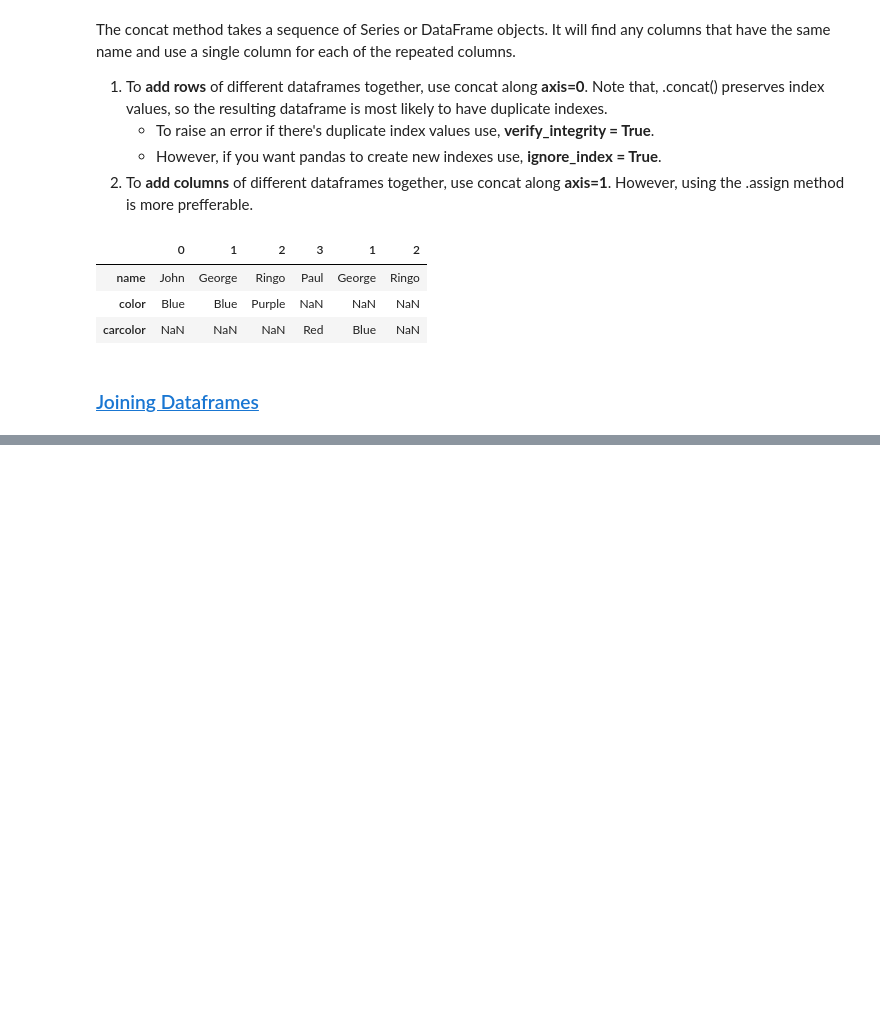
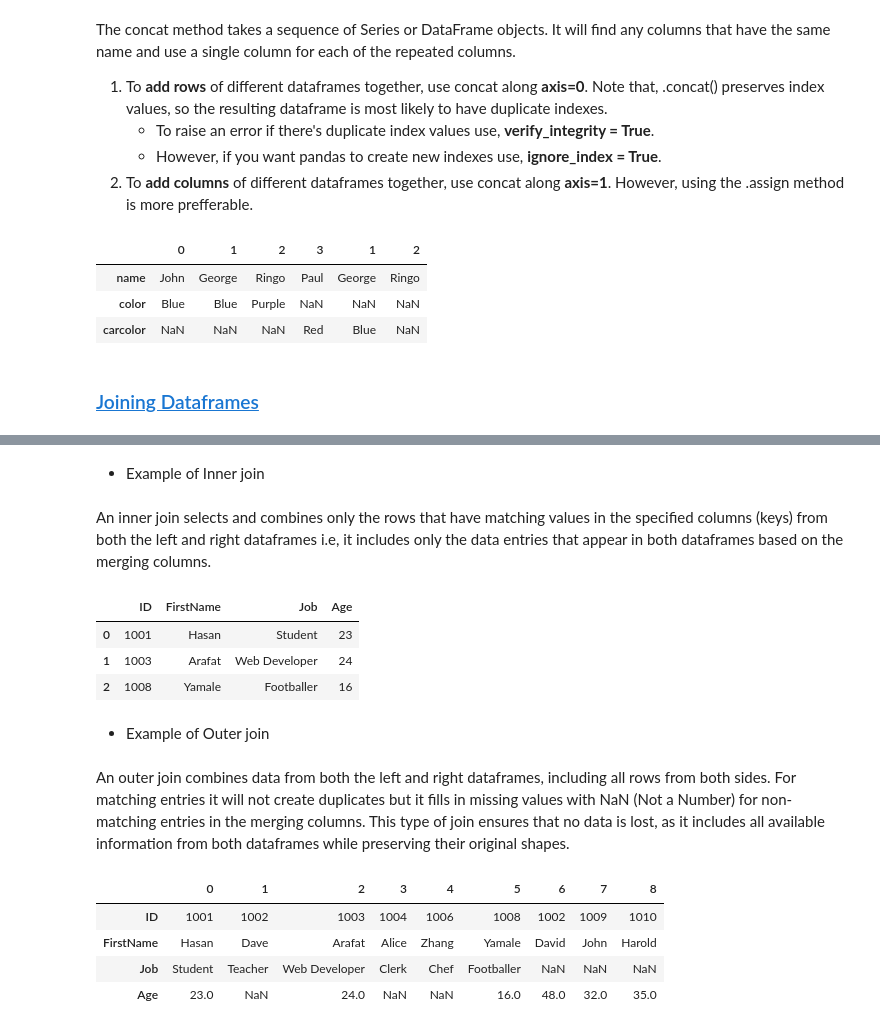
Before and after one commit to AindreaAjax/ML_Introduction, a Jupyter notebook: Pandas/04_DataFrames.ipynb, the cells around one changed output, grey strips where cells are left out. Drawn from its saved outputs; the diff is of its cells as text; code cells hidden in the pictures; blank space fills up the shorter version.

```diff
--- a/Pandas/04_DataFrames.ipynb
+++ b/Pandas/04_DataFrames.ipynb
@@ -1698,0 +1725,16 @@ Often the .merge() method is preffered as, the .join() method is meant for joini
+# %%
+df1 = pd.DataFrame(
+    {
+        "ID": [1001, 1002, 1003, 1004, 1006, 1008],
+        "FirstName": ["Hasan", "Dave", "Arafat", "Alice", "Zhang", "Yamale"],
+        "Job": ["Student", "Teacher", "Web Developer", "Clerk", "Chef", "Footballer"],
+    }
+)
+
+df2 = pd.DataFrame(
+    {
+        "ID": [1001, 1002, 1003, 1008, 1009, 1010],
+        "FirstName": ["Hasan", "David", "Arafat", "Yamale", "John", "Harold"],
+        "Age": [23, 48, 24, 16, 32, 35],
+    }
+)
@@ -1698,0 +1761,23 @@ Often the .merge() method is preffered as, the .join() method is meant for joini
+# %% [markdown]
+- Example of Inner join
+# %% [markdown]
+An inner join selects and combines only the rows that have matching values in the specified columns (keys) from both the left and right dataframes i.e, it includes only the data entries that appear in both dataframes based on the merging columns.
+# %%
+df1.merge(df2, on=["ID", "FirstName"], how="inner")
+# %% [output]
+|  | ID | FirstName | Job | Age |
+| 0 | 1001 | Hasan | Student | 23 |
+| 1 | 1003 | Arafat | Web Developer | 24 |
+| 2 | 1008 | Yamale | Footballer | 16 |
+# %% [markdown]
+- Example of Outer join
+# %% [markdown]
+An outer join combines data from both the left and right dataframes, including all rows from both sides. For matching entries it will not create duplicates but it fills in missing values with NaN (Not a Number) for non-matching entries in the merging columns. This type of join ensures that no data is lost, as it includes all available information from both dataframes while preserving their original shapes.
+# %%
+df1.merge(df2, how="outer").T
+# %% [output]
+|  | 0 | 1 | 2 | 3 | 4 | 5 | 6 | 7 | 8 |
+| ID | 1001 | 1002 | 1003 | 1004 | 1006 | 1008 | 1002 | 1009 | 1010 |
+| FirstName | Hasan | Dave | Arafat | Alice | Zhang | Yamale | David | John | Harold |
+| Job | Student | Teacher | Web Developer | Clerk | Chef | Footballer | NaN | NaN | NaN |
+| Age | 23.0 | NaN | 24.0 | NaN | NaN | 16.0 | 48.0 | 32.0 | 35.0 |
```
Also changed, not shown: parts of 34 cells of this notebook.
